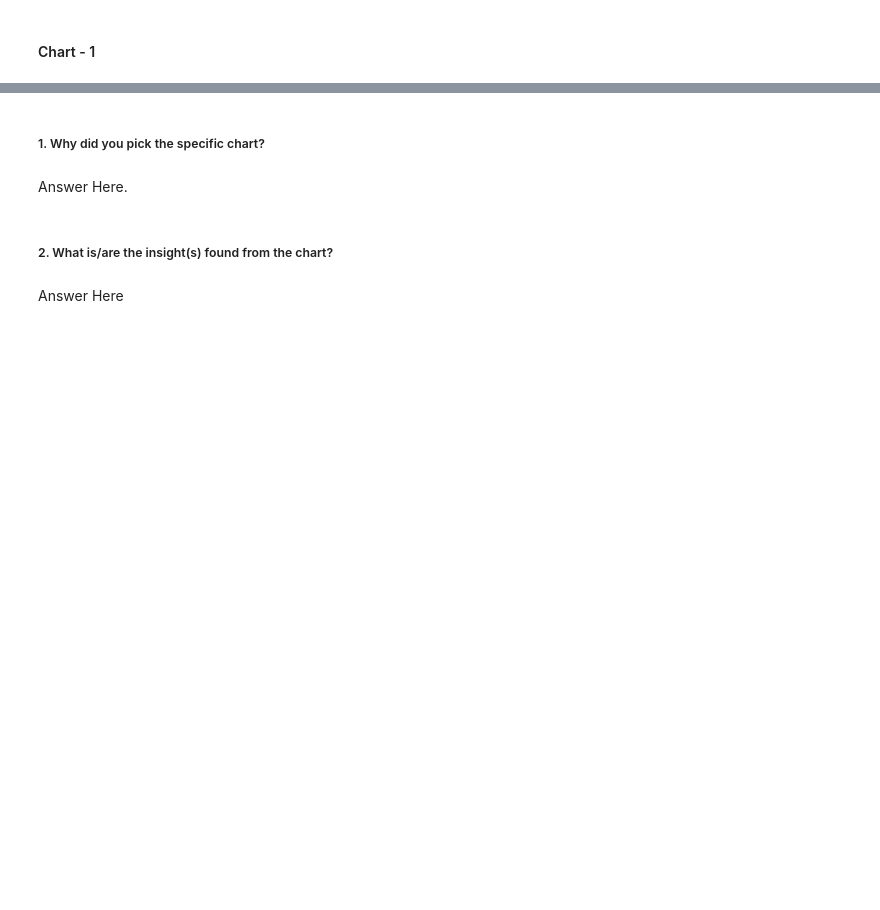
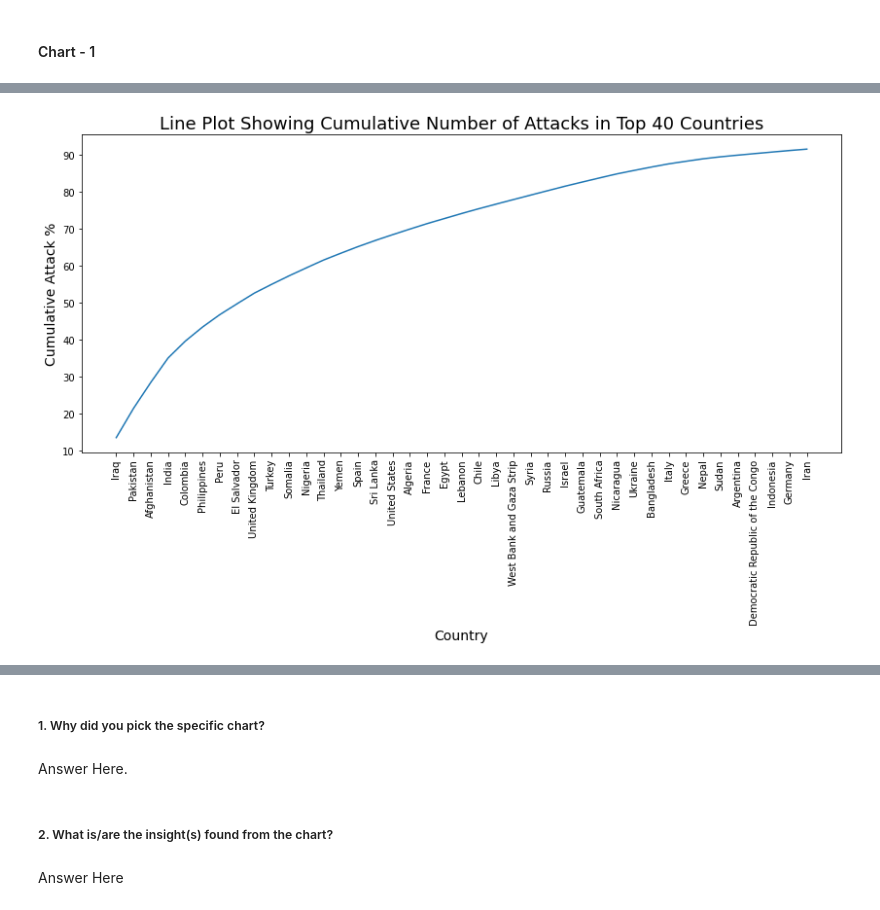
Before and after one commit to AimanSahay/Project-EDA_Global-Terrorism-Dataset, a Jupyter notebook: EDA_Global Terrorism Dataset.ipynb, the cells around one changed output, grey strips where cells are left out. Saved outputs shown, nothing was run; the diff lists cells and outputs as text; code cells hidden in the pictures; blank space fills up the shorter version.

Commit message:
Add files via upload
Data Visualizualization

```diff
--- a/EDA_Global Terrorism Dataset.ipynb
+++ b/EDA_Global Terrorism Dataset.ipynb
@@ -538,3 +540,6 @@ crit3               0
 property            0
 suicide             0
 dtype: int64
+# %%
+# Change the weapon 'Vehicle (not to include vehicle-borne explosives, i.e., car or truck bombs)' in "weaptype1_txt" to 'Vehicle' for simplicity.
+terrorism_df.replace({"Vehicle (not to include vehicle-borne explosives, i.e., car or truck bombs)" : "Vehicle"}, inplace=True)
@@ -674,0 +697,14 @@ Answer Here.
+# %%
+# Goal 1: Create a line plot to check the cumulative contribution of top n countries to the global terrorist attacks.
+
+# Prepare the data for visualization
+num_attacks = terrorism_df["Country"].value_counts()
+num_attacks = pd.DataFrame(num_attacks)
+num_attacks.reset_index(inplace = True)
+num_attacks.rename(columns={'index':'Country', 'Country':'Number_of_attacks'}, inplace=True)
+
+total_attacks = num_attacks['Number_of_attacks'].sum()
+num_attacks['Attack_%'] = (num_attacks['Number_of_attacks'] / total_attacks) * 100
+num_attacks['Cumulative_num_attacks'] = num_attacks['Number_of_attacks'].cumsum()
+num_attacks['Cum_attack_%'] = (num_attacks['Cumulative_num_attacks'] / total_attacks) * 100
+num_attacks
@@ -674,0 +743,15 @@ Answer Here.
+# %%
+attack_plot_data = num_attacks.head(41)
+plt.figure(figsize=(14,6))
+sns.lineplot(x="Country", y="Cum_attack_%", data=attack_plot_data)
+plt.title("Line Plot Showing Cumulative Number of Attacks in Top 40 Countries", fontsize=18)
+plt.xlabel("Country", fontsize=14)
+plt.ylabel("Cumulative Attack %", fontsize=14)
+plt.xticks(rotation=90)
+
+plt.show()
+
+# As can be seen from the following chart, more than 90% of attacks have occurred only in 40 countries out of 205 countries.
+# We can infer that these 40 countries are the most terrorised nations.
+# %% [output]
+[figure, added]
```
Also changed, not shown: parts of 42 cells of this notebook.
